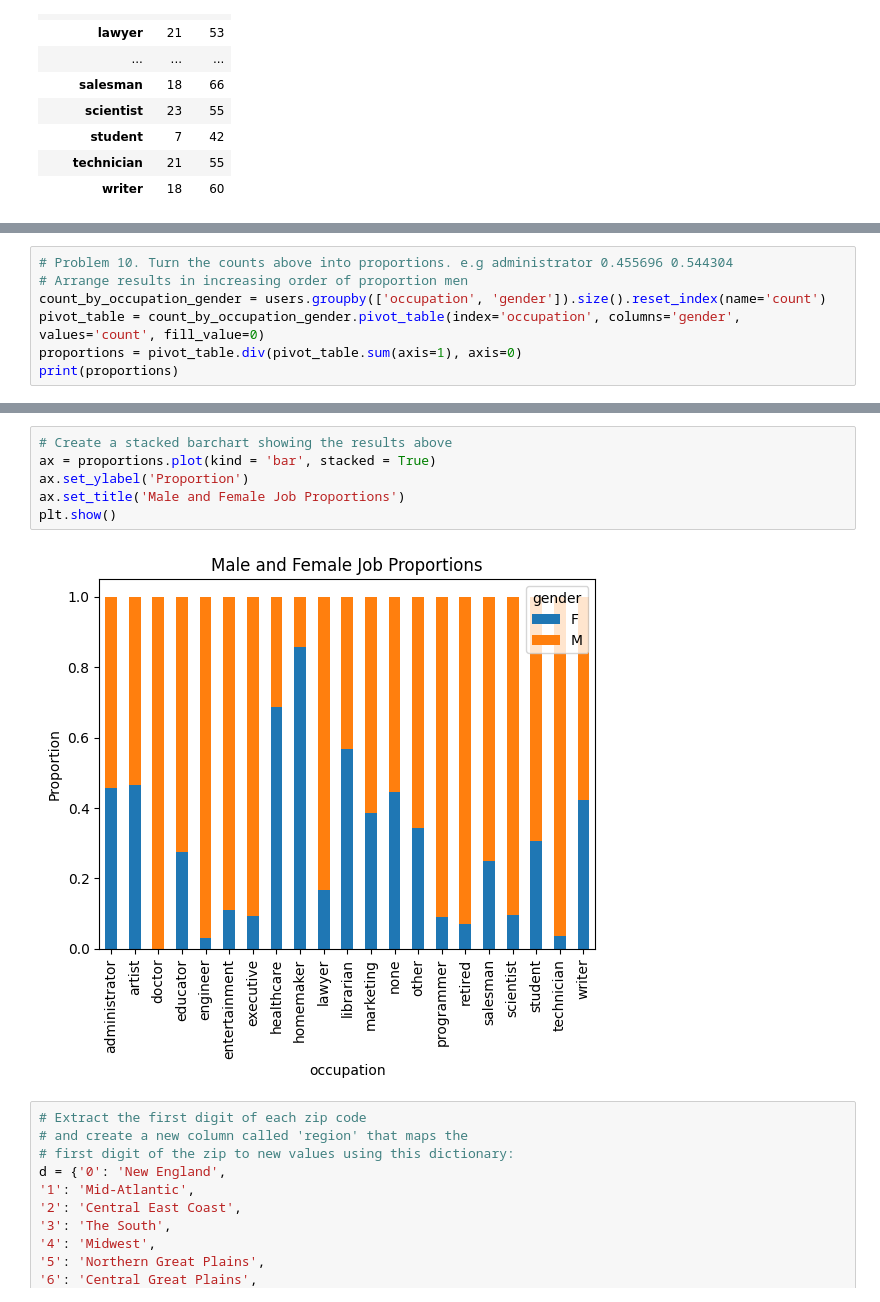
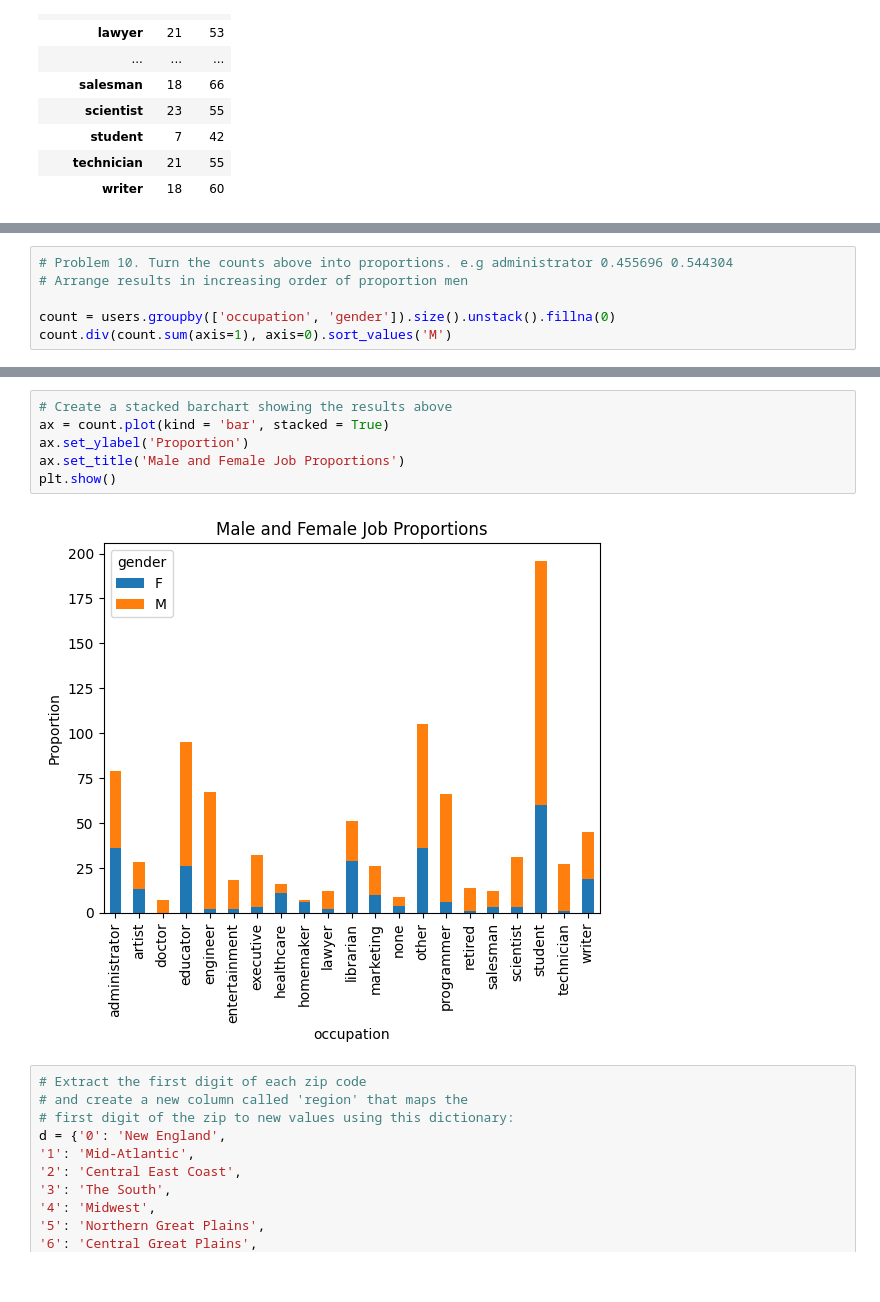
Before and after one commit to ryanliucla/my_repo, a Jupyter notebook: HW4_Pandas.ipynb, the cells around one changed output, grey strips where cells are left out. Cells and saved outputs as stored; diff of their text form.

```diff
--- a/HW4_Pandas.ipynb
+++ b/HW4_Pandas.ipynb
@@ -173,8 +170,7 @@ writer         19   26
 # %%
 # Problem 10. Turn the counts above into proportions. e.g administrator 0.455696 0.544304
 # Arrange results in increasing order of proportion men
-count_by_occupation_gender = users.groupby(['occupation', 'gender']).size().reset_index(name='count')
-pivot_table = count_by_occupation_gender.pivot_table(index='occupation', columns='gender', values='count', fill_value=0)
-proportions = pivot_table.div(pivot_table.sum(axis=1), axis=0)
-print(proportions)
+
+count = users.groupby(['occupation', 'gender']).size().unstack().fillna(0)
+count.div(count.sum(axis=1), axis=0).sort_values('M')
 # %% [output]
@@ -198,11 +195,11 @@ writer         0.422222  0.577778
 # %%
 # Create a stacked barchart showing the results above
-ax = proportions.plot(kind = 'bar', stacked = True)
+ax = count.plot(kind = 'bar', stacked = True)
 ax.set_ylabel('Proportion')
 ax.set_title('Male and Female Job Proportions')
 plt.show()
 # %% [output]
-[figure, old version]
+[figure, new version]
 # %%
 # Extract the first digit of each zip code
 # and create a new column called 'region' that maps the
```
Also changed, not shown: parts of 4 cells of this notebook, 2 other files.
